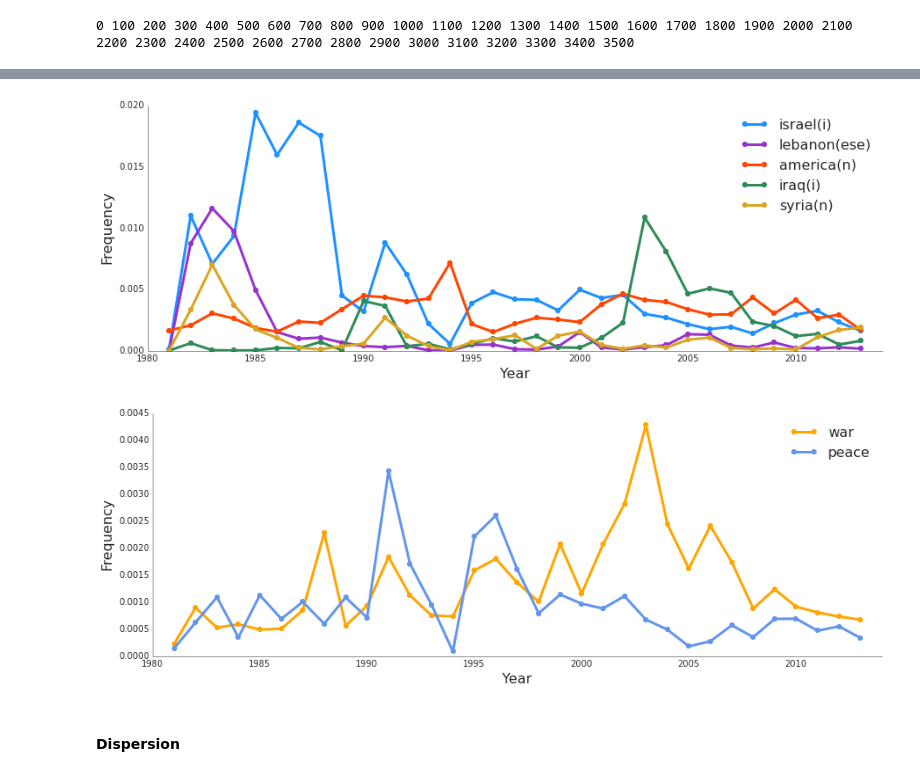
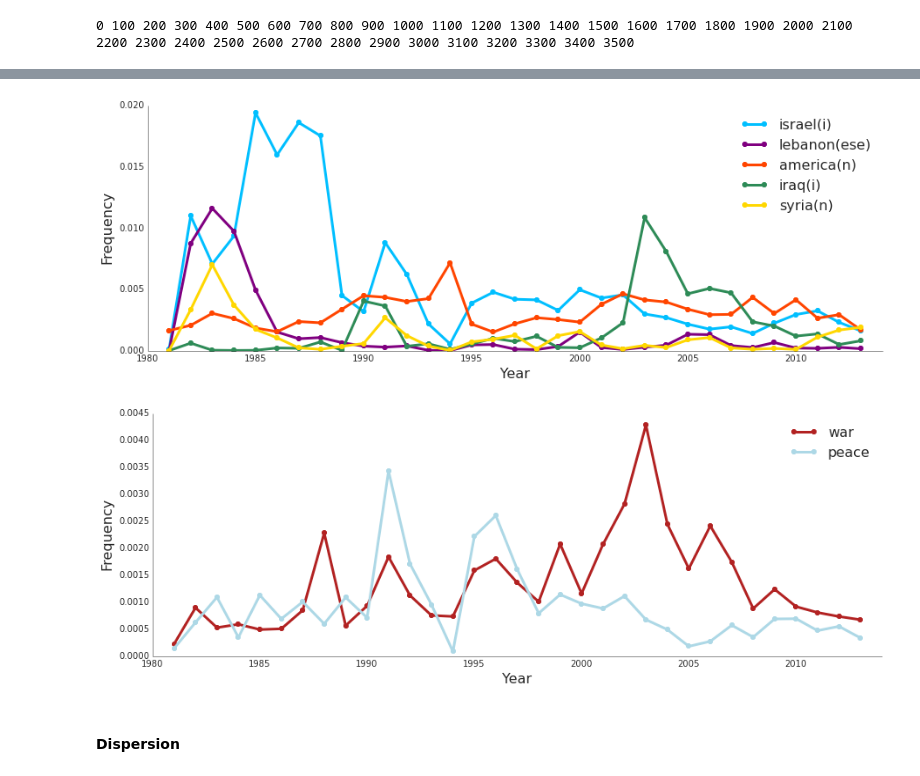
Before and after one commit to bdewilde/thomas_friedman_nlp, a Jupyter notebook: friedman_corpus_pt2.ipynb, the cells around one changed output, grey strips where cells are left out. Cells and saved outputs as stored; diff of their text form; code cells hidden in the pictures.

```diff
--- a/friedman_corpus_pt2.ipynb
+++ b/friedman_corpus_pt2.ipynb
@@ -168,38 +186,42 @@ leg = plt.legend(loc='upper right', fontsize=16, frameon=False)
 fig = plt.figure(figsize=(15,5), dpi=200)
 ax = fig.add_subplot(1,1,1)
 plot1 = ppl.plot(ax, cfd.conditions(), [cfd[year].freq('israel')+cfd[year].freq('israeli')+cfd[year].freq('israelis') for year in cfd.conditions()],
-                  linewidth=3, color='dodgerblue', marker='o', markersize=6, markeredgewidth=0.0, label='israel(i)')
+                  linewidth=3, color='deepskyblue', marker='o', markersize=6, markeredgewidth=0.0, label='israel(i)')
 plot2 = ppl.plot(ax, cfd.conditions(), [cfd[year].freq('lebanon')+cfd[year].freq('lebanese') for year in cfd.conditions()],
-                  linewidth=3, color='darkorchid', marker='o', markersize=6, markeredgewidth=0.0, label='lebanon(ese)')
+                  linewidth=3, color='purple', marker='o', markersize=6, markeredgewidth=0.0, label='lebanon(ese)')
 plot3 = ppl.plot(ax, cfd.conditions(), [cfd[year].freq('america')+cfd[year].freq('american')+cfd[year].freq('americans') for year in cfd.conditions()],
                   linewidth=3, color='orangered', marker='o', markersize=6, markeredgewidth=0.0, label='america(n)')
 plot4 = ppl.plot(ax, cfd.conditions(), [cfd[year].freq('iraq')+cfd[year].freq('iraqi')+cfd[year].freq('iraqis') for year in cfd.conditions()],
                   linewidth=3, color='seagreen', marker='o', markersize=6, markeredgewidth=0.0, label='iraq(i)')
 plot5 = ppl.plot(ax, cfd.conditions(), [cfd[year].freq('syria')+cfd[year].freq('syrian')+cfd[year].freq('syrians') for year in cfd.conditions()],
-                  linewidth=3, color='goldenrod', marker='o', markersize=6, markeredgewidth=0.0, label='syria(n)')
+                  linewidth=3, color='gold', marker='o', markersize=6, markeredgewidth=0.0, label='syria(n)')
 
 xlab = ax.set_xlabel('Year', fontsize=16)
 ylab = ax.set_ylabel('Frequency', fontsize=16)
 xlim = ax.set_xlim((1980, 2014))
 
 leg = plt.legend(loc='upper right', fontsize=16, frameon=False)
+
+fig.savefig('/Users/bjdewilde/Desktop/data_science/projects/thomas_friedman_nlp/viz/countries_by_frequency_over_time.png', dpi=200)
 # %% [output]
-[figure, old version]
+[figure, new version]
 # %%
 fig = plt.figure(figsize=(15,5), dpi=200)
 ax = fig.add_subplot(1,1,1)
 plot1 = ppl.plot(ax, cfd.conditions(), [cfd[year].freq('war')+cfd[year].freq('wars') for year in cfd.conditions()],
-                  linewidth=3, color='orange', marker='o', markersize=6, markeredgewidth=0.0, label='war')
+                  linewidth=3, color='firebrick', marker='o', markersize=6, markeredgewidth=0.0, label='war')
 plot2 = ppl.plot(ax, cfd.conditions(), [cfd[year].freq('peace') for year in cfd.conditions()],
-                  linewidth=3, color='cornflowerblue', marker='o', markersize=6, markeredgewidth=0.0, label='peace')
+                  linewidth=3, color='lightblue', marker='o', markersize=6, markeredgewidth=0.0, label='peace')
 
 xlab = ax.set_xlabel('Year', fontsize=16)
 ylab = ax.set_ylabel('Frequency', fontsize=16)
 xlim = ax.set_xlim((1980, 2014))
 
 leg = plt.legend(loc='upper right', fontsize=16, frameon=False)
+
+fig.savefig('/Users/bjdewilde/Desktop/data_science/projects/thomas_friedman_nlp/viz/war_peace_by_frequency_over_time.png', dpi=200)
 # %% [output]
-[figure, old version]
+[figure, new version]
 # %% [markdown]
 #### Dispersion
 # %%
```
Also changed, not shown: parts of 14 cells of this notebook, 9 other files.
